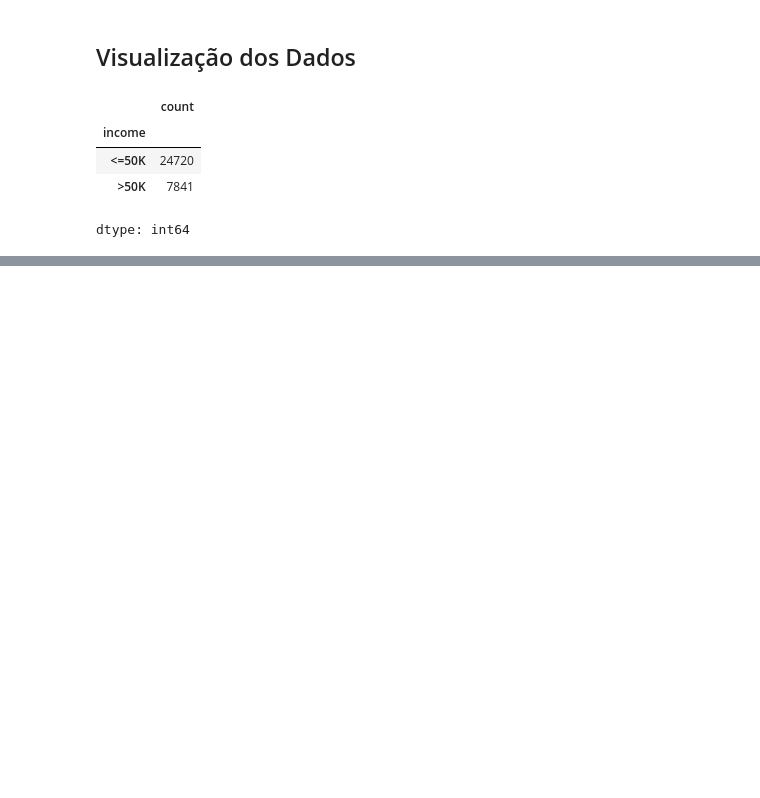
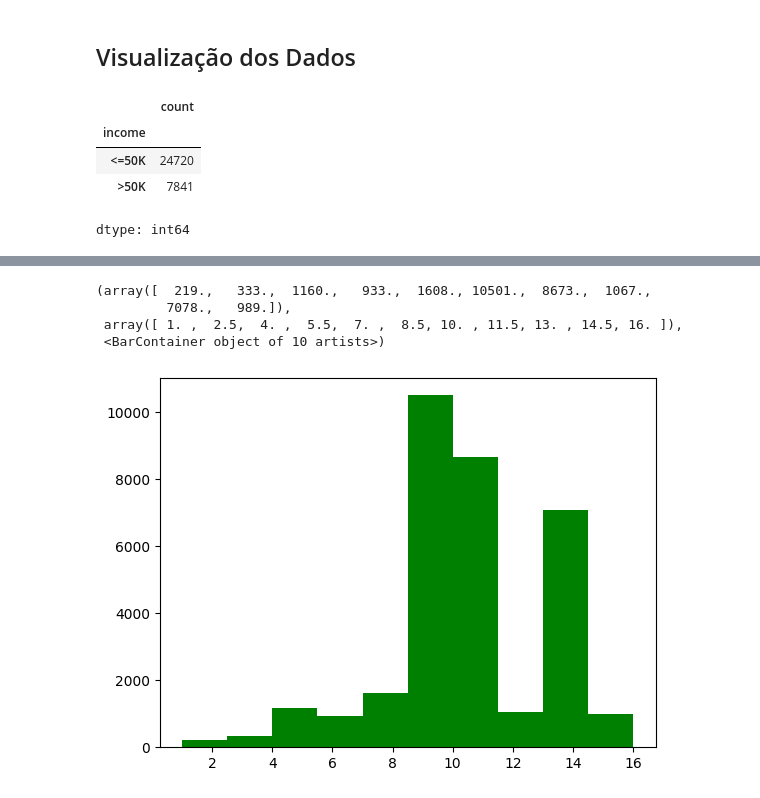
Before and after one commit to rafflds/Censo, a Jupyter notebook: Censo.ipynb, the cells around one changed output, grey strips where cells are left out. Cells and saved outputs as stored; diff of their text form; code cells hidden in the pictures; blank space fills up the shorter version.

```diff
--- a/Censo.ipynb
+++ b/Censo.ipynb
@@ -76,0 +95,10 @@ sns.countplot(x='income', data=base_censo)
+# %%
+# Temos mais de 10mil pessoas que estudaram entre 8 a 10 anos
+# Menos de 500 pessoas estudaram 2 anos
+plt.hist(x='education-num', data=base_censo, color='green')
+# %% [output]
+(array([  219.,   333.,  1160.,   933.,  1608., 10501.,  8673.,  1067.,
+         7078.,   989.]),
+ array([ 1. ,  2.5,  4. ,  5.5,  7. ,  8.5, 10. , 11.5, 13. , 14.5, 16. ]),
+ <BarContainer object of 10 artists>)
+[figure, added]
```
Also changed, not shown: parts of 8 cells of this notebook.
